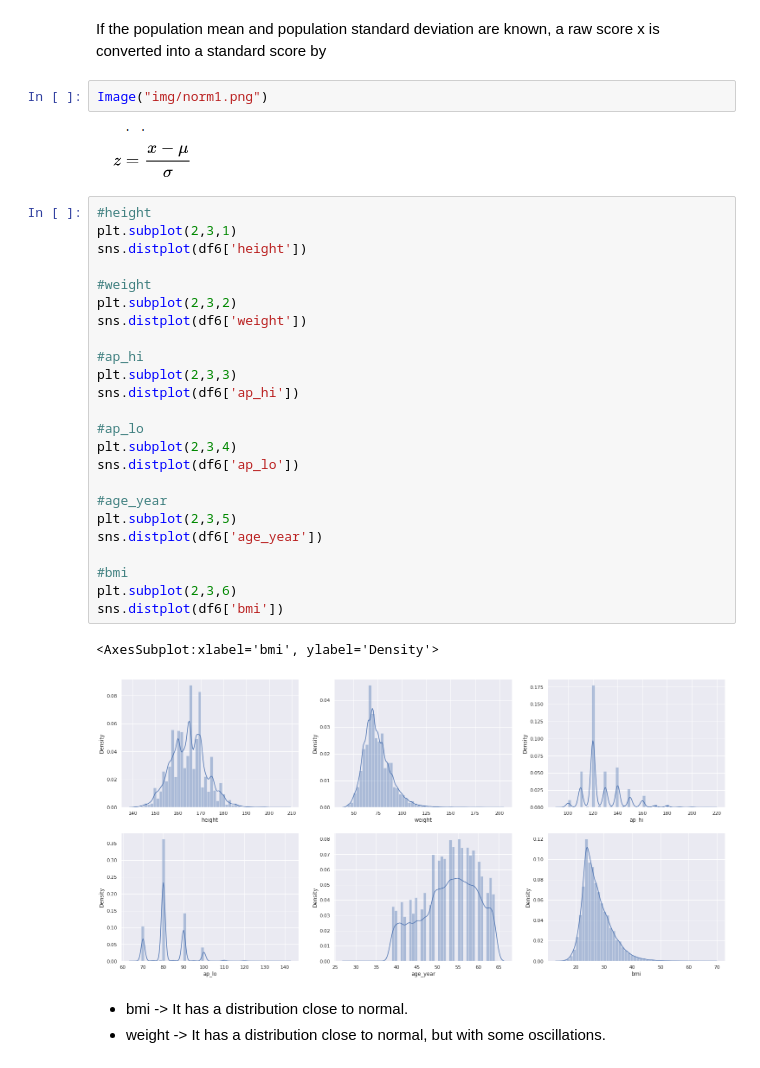
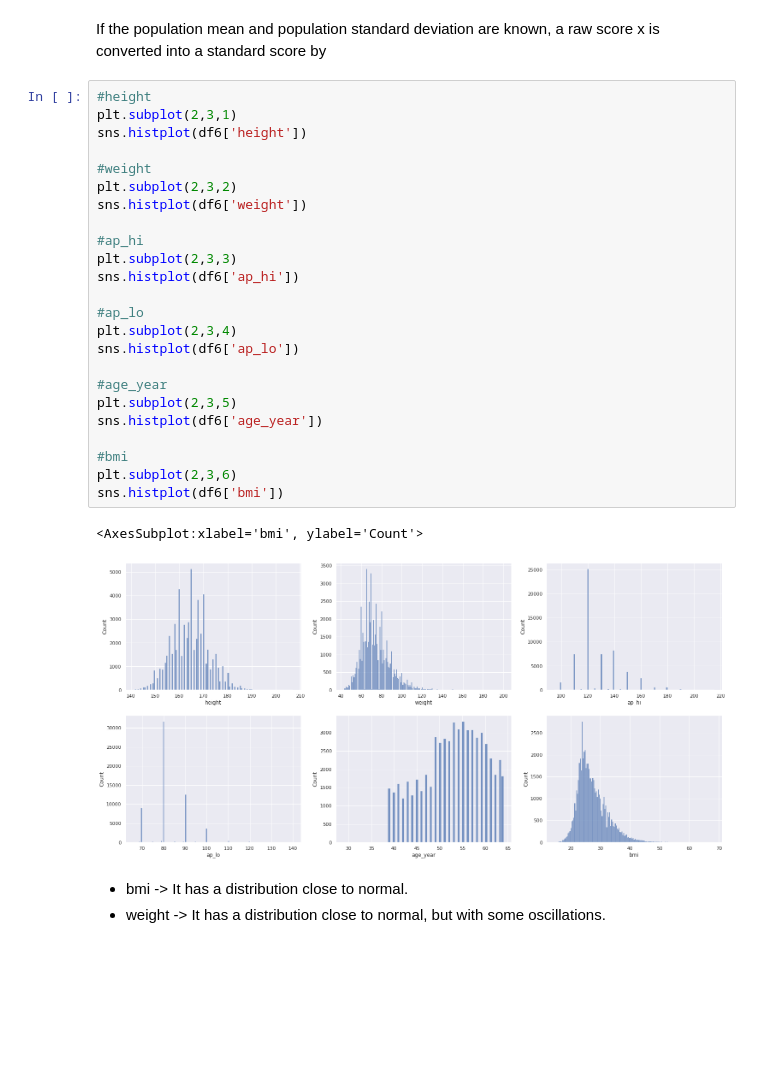
Before and after one commit to ClayAssis/Predicting-Cardiovascular-Diseases, a Jupyter notebook: Predicting cardiovascular diseases.ipynb, the cells around one changed output. Cells and saved outputs as stored; diff of their text form; blank space fills up the shorter version.

```diff
--- a/Predicting cardiovascular diseases.ipynb
+++ b/Predicting cardiovascular diseases.ipynb
@@ -1191,37 +1099,33 @@ X_train,X_test,y_train,y_test = train_test_split(X,y, test_size = 0.20, random_s
 ## 6.2. Normalization
 # %% [markdown]
 If the population mean and population standard deviation are known, a raw score x is converted into a standard score by
-# %%
-Image("img/norm1.png")
-# %% [output]
-[figure, removed]
 # %%
 #height
 plt.subplot(2,3,1)
-sns.distplot(df6['height'])
+sns.histplot(df6['height'])
 
 #weight
 plt.subplot(2,3,2)
-sns.distplot(df6['weight'])
+sns.histplot(df6['weight'])
 
 #ap_hi
 plt.subplot(2,3,3)
-sns.distplot(df6['ap_hi'])
+sns.histplot(df6['ap_hi'])
 
 #ap_lo
 plt.subplot(2,3,4)
-sns.distplot(df6['ap_lo'])
+sns.histplot(df6['ap_lo'])
 
 #age_year
 plt.subplot(2,3,5)
-sns.distplot(df6['age_year'])
+sns.histplot(df6['age_year'])
 
 #bmi
 plt.subplot(2,3,6)
-sns.distplot(df6['bmi'])
+sns.histplot(df6['bmi'])
 # %% [output]
-<AxesSubplot:xlabel='bmi', ylabel='Density'>
+<AxesSubplot:xlabel='bmi', ylabel='Count'>
-[figure, old version]
+[figure, new version]
 # %% [markdown]
 - bmi -> It has a distribution close to normal.
 - weight -> It has a distribution close to normal, but with some oscillations.
```
Also changed, not shown: parts of 43 cells of this notebook, 2 other files.
